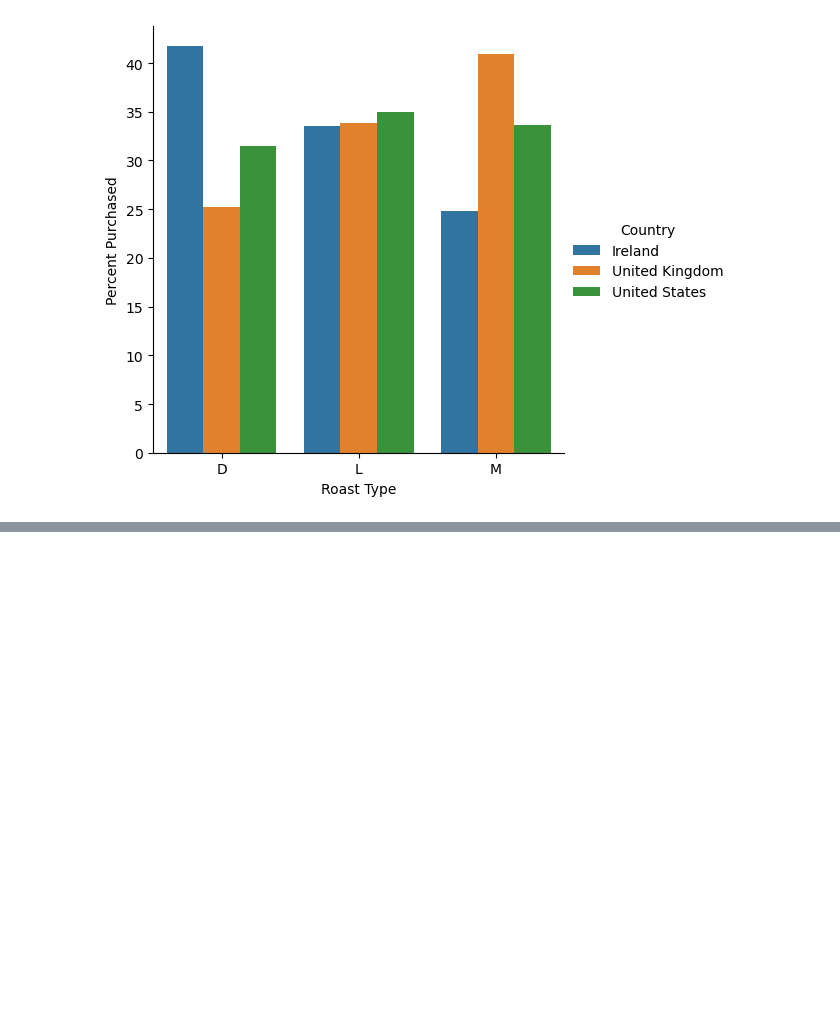
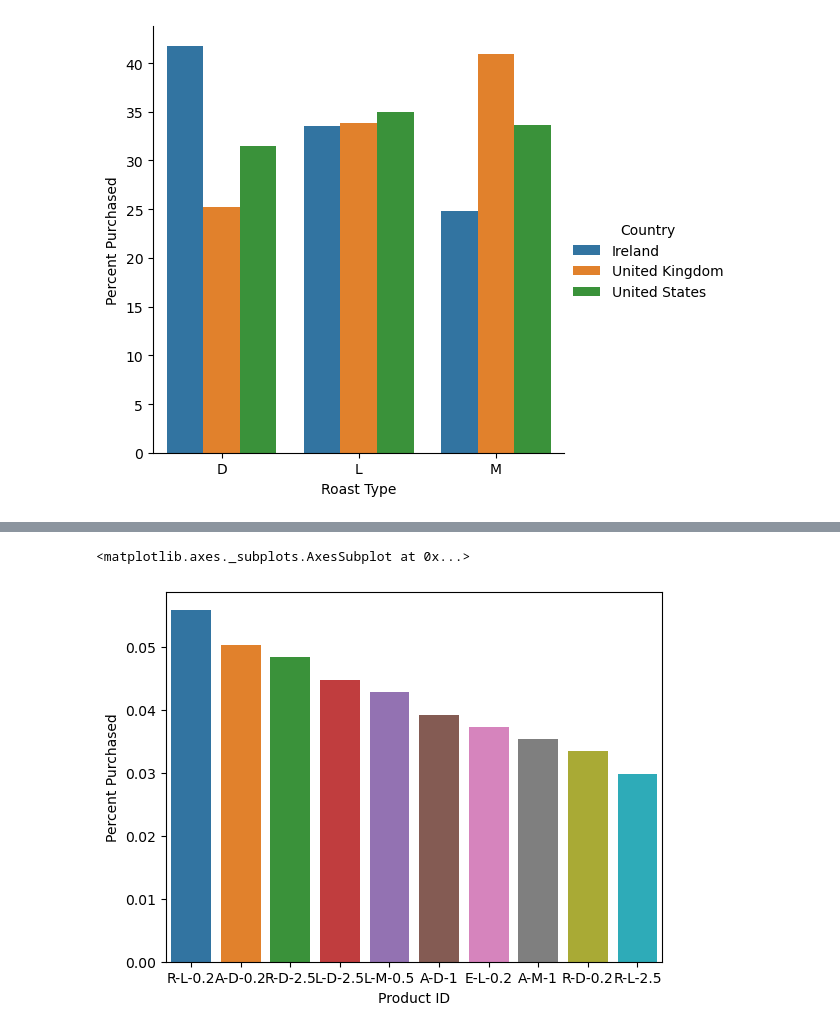
Before and after one commit to m-romanski/Coffee-Beans-Sales, a Jupyter notebook: Coffee/EDA.ipynb, the cells around one changed output, grey strips where cells are left out. Cells and saved outputs as stored; diff of their text form; code cells hidden in the pictures; blank space fills up the shorter version.

```diff
--- a/Coffee/EDA.ipynb
+++ b/Coffee/EDA.ipynb
@@ -429,0 +543,9 @@ sns.catplot(data=roast_df, kind='bar', x='Roast Type', y= 'Percent Purchased', h
+# %%
+ireland = product_df[product_df['Country'] == 'Ireland'].head(10)
+uk= product_df[product_df['Country'] == 'United Kingdom'].head(10)
+us= product_df[product_df['Country'] == 'United States'].head(10)
+# %%
+sns.barplot(data=ireland, x='Product ID', y='Percent Purchased')
+# %% [output]
+<matplotlib.axes._subplots.AxesSubplot at 0x...>
+[figure, added]
```
Also changed, not shown: parts of 20 cells of this notebook, 1 other file.
